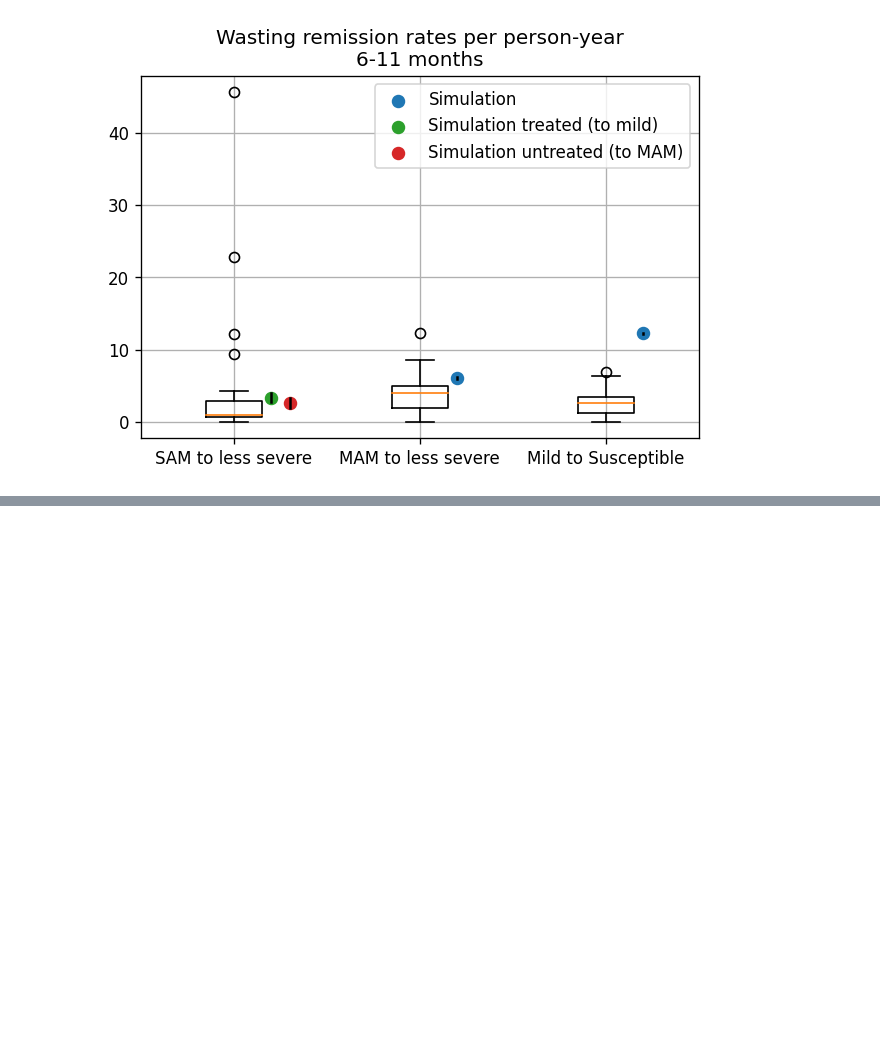
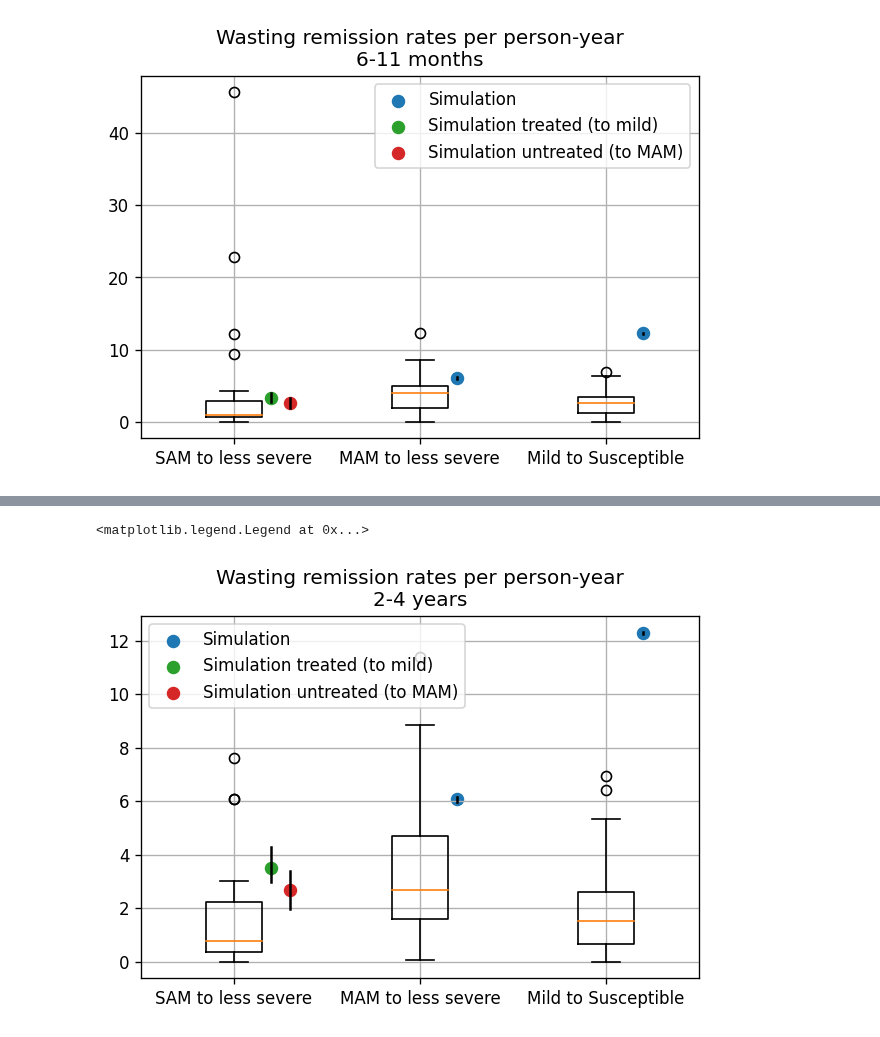
Before and after one commit to ihmeuw/vivarium_research_ciff_sam, a Jupyter notebook: wasting_transitions/alibow_ki_database_rates/KI_rates_upper_bound.ipynb, the cells around one changed output, grey strips where cells are left out. Drawn from its saved outputs; the diff is of its cells as text; code cells hidden in the pictures; blank space fills up the shorter version.

```diff
--- a/wasting_transitions/alibow_ki_database_rates/KI_rates_upper_bound.ipynb
+++ b/wasting_transitions/alibow_ki_database_rates/KI_rates_upper_bound.ipynb
@@ -339,0 +350,50 @@ array(['<27 days', '1 to 5 months', '6 to 12 months', '1 to 4 years',
+# %%
+# this plot needs to rework how the simulation SAM-> less severe rate is calculated
+# it needs to take into account the proportion covered by wasting treatment (both rates will get higher afterwards)
+
+
+p = ki.loc[ki.age_group=='1 to 4 years']
+plt.figure(dpi=120)
+plt.boxplot([p.r_severe_all.dropna()*365,p.r_moderate_all.dropna()*365,p.r_mild_all*365])
+plt.xticks([1,2,3],['SAM to less severe','MAM to less severe','Mild to Susceptible'])
+plt.title(f'Wasting remission rates per person-year\n2-4 years')
+
+
+
+s = sim.loc[sim.age=='2_to_4']
+
+sinks = [
+         'moderate_acute_malnutrition_to_mild_child_wasting_event_count',
+         'mild_child_wasting_to_susceptible_to_child_wasting_event_count']
+
+for i in [0,1]:
+
+    plt.plot([i+2.2,i+2.2],[s.loc[(s.sink_state==sinks[i])]['value','2.5%'],
+                   s.loc[(s.sink_state==sinks[i])]['value','97.5%']],
+            color='black')
+    if i ==0:
+        plt.scatter(i+2.2,s.loc[(s.sink_state==sinks[i])]['value','mean'],
+               s=50, color='tab:blue',label='Simulation')
+    else:
+        plt.scatter(i+2.2,s.loc[(s.sink_state==sinks[i])]['value','mean'],
+               s=50, color='tab:blue')
+
+plt.plot([1.2,1.2],[s.loc[(s.sink_state=='severe_acute_malnutrition_to_mild_child_wasting_event_count')]['value','2.5%'],
+               s.loc[(s.sink_state=='severe_acute_malnutrition_to_mild_child_wasting_event_count')]['value','97.5%']],
+        color='black')
+plt.scatter(1.2,s.loc[(s.sink_state=='severe_acute_malnutrition_to_mild_child_wasting_event_count')]['value','mean'],
+           s=50, color='tab:green',label='Simulation treated (to mild)')
+
+plt.plot([1.3,1.3],[s.loc[(s.sink_state=='severe_acute_malnutrition_to_moderate_acute_malnutrition_event_count')]['value','2.5%'],
+               s.loc[(s.sink_state=='severe_acute_malnutrition_to_moderate_acute_malnutrition_event_count')]['value','97.5%']],
+        color='black')
+plt.scatter(1.3,s.loc[(s.sink_state=='severe_acute_malnutrition_to_moderate_acute_malnutrition_event_count')]['value','mean'],
+           s=50, color='tab:red',label='Simulation untreated (to MAM)')
+
+
+
+plt.grid()
+plt.legend()
+# %% [output]
+<matplotlib.legend.Legend at 0x...>
+[figure, added]
```
Also changed, not shown: parts of 2 cells of this notebook, 23 other files.
